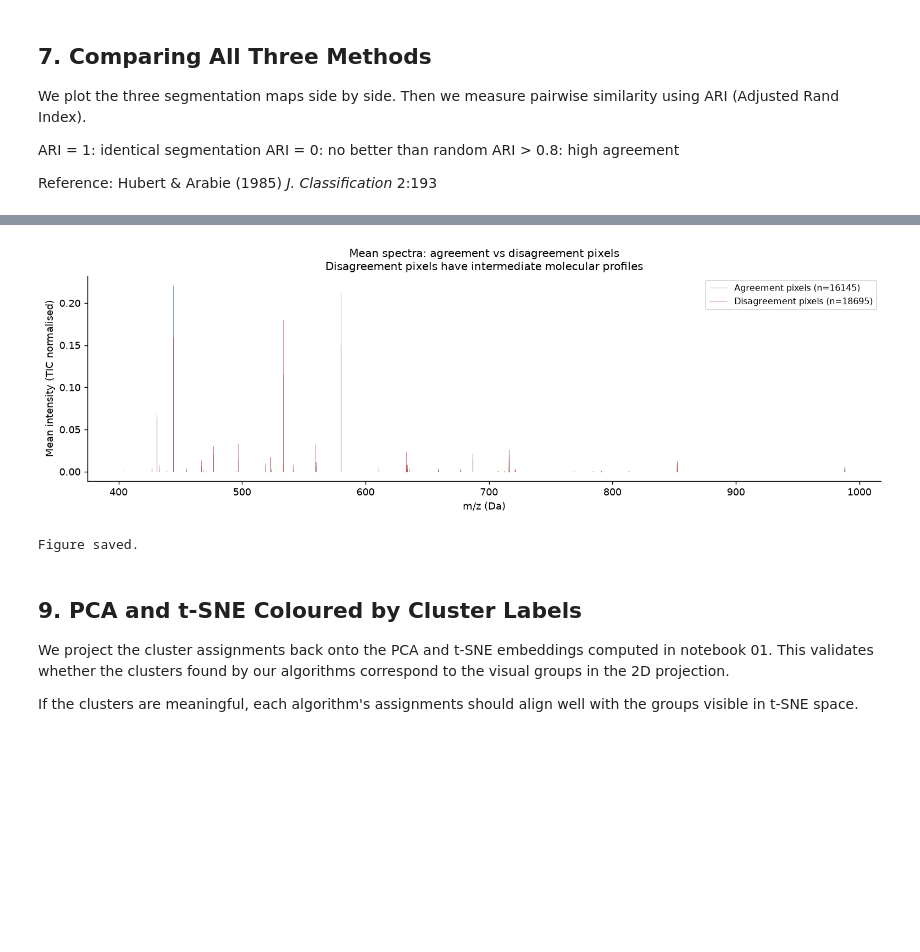
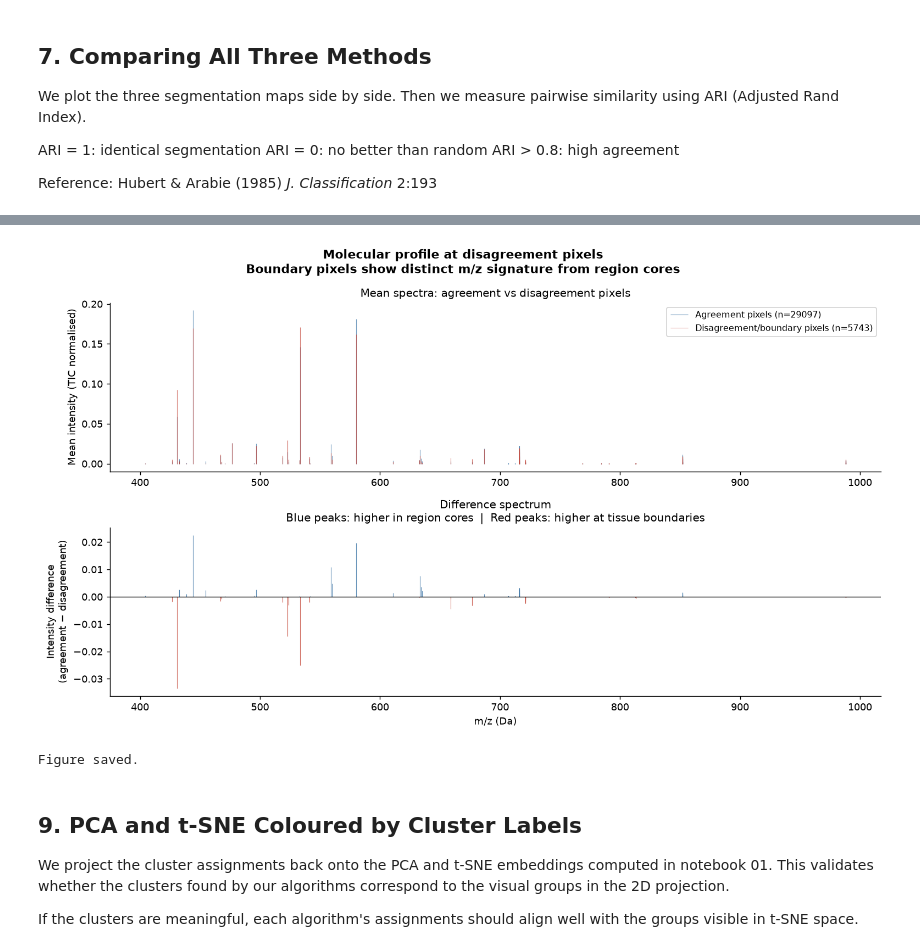
Before and after one commit to Rajaeereza/maldi-msi-analysis, a Jupyter notebook: notebooks/02_segmentation.ipynb, the cells around one changed output, grey strips where cells are left out. Drawn from its saved outputs; the diff is of its cells as text; code cells hidden in the pictures; blank space fills up the shorter version.

```diff
--- a/notebooks/02_segmentation.ipynb
+++ b/notebooks/02_segmentation.ipynb
@@ -268,7 +276,7 @@ Reference: Reynolds (2009) *Encyclopedia of Biometrics* — GMM overview
 from sklearn.mixture import GaussianMixture
 
 gmm        = GaussianMixture(n_components=K, n_init=5,
-                              random_state=42, covariance_type="full")
+                              random_state=42, covariance_type="tied")
 gmm.fit(X_clust)
 labels_gmm = gmm.predict(X_clust)
 proba_gmm  = gmm.predict_proba(X_clust)
@@ -339,11 +352,10 @@ from sklearn.cluster import SpectralClustering
 
 n_px = X_clust.shape[0]
 print(f"Running Spectral Clustering on {n_px} pixels...")
-print("affinity=nearest_neighbors — sparse graph, avoids dense n×n matrix")
 
 sc        = SpectralClustering(n_clusters=K, random_state=42,
                                 affinity="nearest_neighbors",
-                                n_neighbors=10,
+                                n_neighbors=50,
                                 n_init=5,
                                 assign_labels="kmeans")
 labels_sc = sc.fit_predict(X_clust)
@@ -352,5 +364,11 @@ print(f"Spectral Clustering (k={K}) complete.")
 unique, counts = np.unique(labels_sc, return_counts=True)
 for u, c in zip(unique, counts):
     print(f"  Cluster {u}: {c} pixels ({c/len(labels_sc)*100:.1f}%)")
+
+min_pct = counts.min() / len(labels_sc) * 100
+if min_pct < 2.0:
+    print(f"WARNING: smallest cluster is {min_pct:.1f}% — increase n_neighbors")
+else:
+    print(f"All clusters healthy — smallest is {min_pct:.1f}% of pixels")
 # %% [output]
 Running Spectral Clustering on 34840 pixels...
@@ -528,26 +570,48 @@ We compare mean spectra of agreement vs disagreement pixels.
 # %%
 mean_agree    = spectra_pp[agree_all].mean(axis=0)
 mean_disagree = spectra_pp[disagree].mean(axis=0)
+diff          = mean_agree - mean_disagree
 
-fig, ax = plt.subplots(figsize=(12, 4))
-ax.vlines(ref_mz, ymin=0, ymax=mean_agree,
-          linewidth=0.6, color="#2d6a9f", alpha=0.6,
-          label=f"Agreement pixels (n={agree_all.sum()})")
-ax.vlines(ref_mz, ymin=0, ymax=mean_disagree,
-          linewidth=0.6, color="#c0392b", alpha=0.6,
-          label=f"Disagreement pixels (n={disagree.sum()})")
-ax.set_xlabel("m/z (Da)")
-ax.set_ylabel("Mean intensity (TIC normalised)")
-ax.set_title("Mean spectra: agreement vs disagreement pixels\n"
-             "Disagreement pixels have intermediate molecular profiles")
-ax.legend(fontsize=9)
+fig, axes = plt.subplots(2, 1, figsize=(12, 7))
+
+# Top panel — raw spectra overlay
+axes[0].vlines(ref_mz, ymin=0, ymax=mean_agree,
+               linewidth=0.6, color="#2d6a9f", alpha=0.7,
+               label=f"Agreement pixels (n={agree_all.sum()})")
+axes[0].vlines(ref_mz, ymin=0, ymax=mean_disagree,
+               linewidth=0.6, color="#c0392b", alpha=0.7,
+               label=f"Disagreement/boundary pixels (n={disagree.sum()})")
+axes[0].set_ylabel("Mean intensity (TIC normalised)")
+axes[0].set_title("Mean spectra: agreement vs disagreement pixels")
+axes[0].legend(fontsize=9)
+
+# Bottom panel — difference spectrum
+# Positive (blue) = peaks enriched in agreement/core pixels
+# Negative (red)  = peaks enriched in disagreement/boundary pixels
+colours_diff = ["#2d6a9f" if d > 0 else "#c0392b" for d in diff]
+axes[1].vlines(ref_mz, ymin=0, ymax=diff,
+               linewidth=0.6, color=colours_diff, alpha=0.8)
+axes[1].axhline(y=0, color="black", linewidth=0.8)
+axes[1].set_xlabel("m/z (Da)")
+axes[1].set_ylabel("Intensity difference\n(agreement − disagreement)")
+axes[1].set_title(
+    "Difference spectrum\n"
+    "Blue peaks: higher in region cores  |  "
+    "Red peaks: higher at tissue boundaries"
+)
+
+fig.suptitle(
+    "Molecular profile at disagreement pixels\n"
+    "Boundary pixels show distinct m/z signature from region cores",
+    fontsize=12, fontweight="bold"
+)
 plt.tight_layout()
 plt.savefig("results/figures/02_disagree_spectra.png",
             dpi=150, bbox_inches="tight")
 plt.show()
 print("Figure saved.")
 # %% [output]
-[figure, old version]
+[figure, new version]
 Figure saved.
 # %% [markdown]
 ## 9. PCA and t-SNE Coloured by Cluster Labels
```
Also changed, not shown: parts of 13 cells of this notebook.
